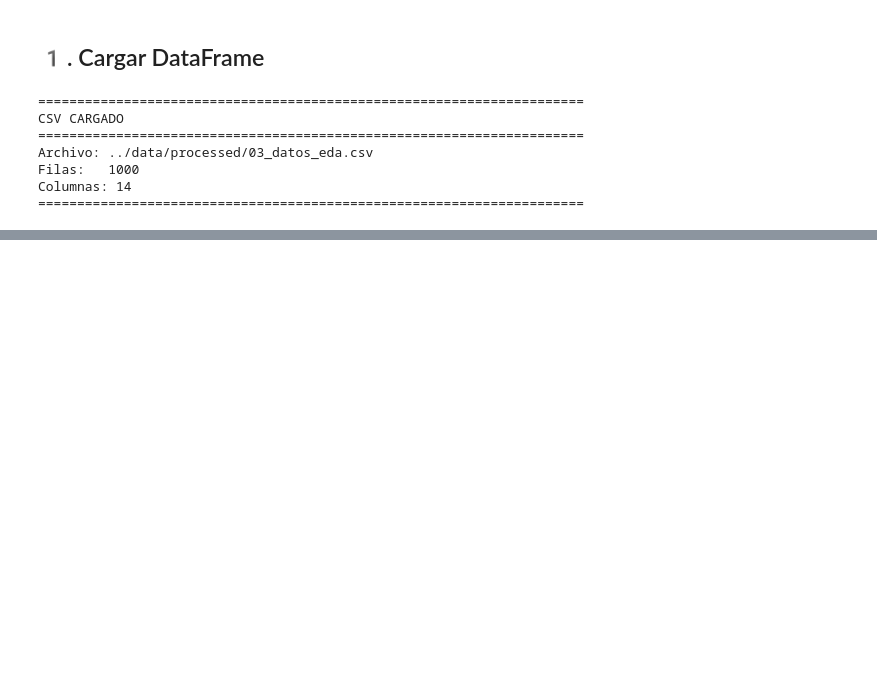
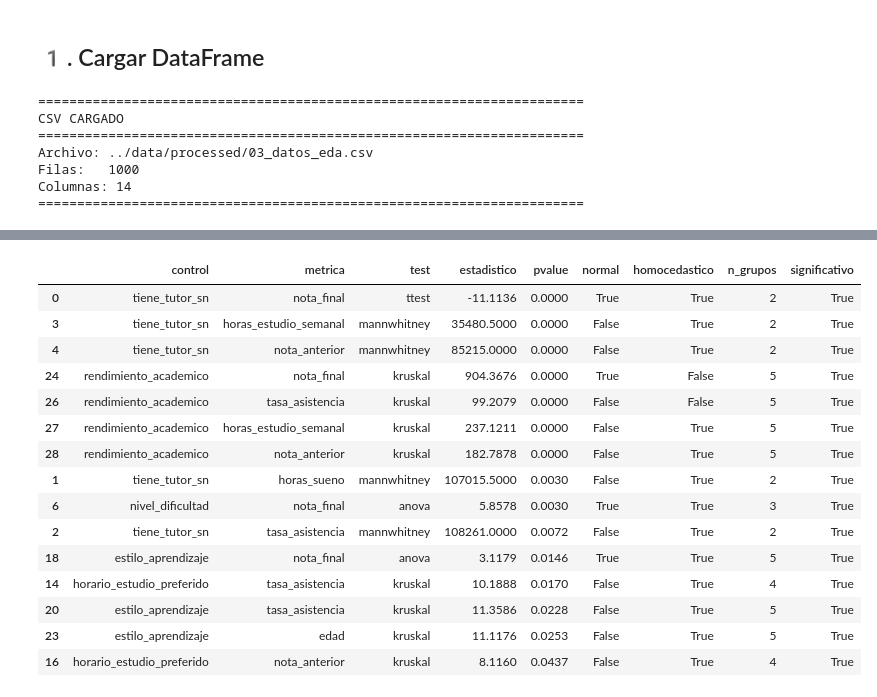
Before and after one commit to FM-Luque/5.DataProyect_Machine_Learning, a Jupyter notebook: notebooks/04_abtest.ipynb, the cells around one changed output, grey strips where cells are left out. Drawn from its saved outputs; the diff is of its cells as text; code cells hidden in the pictures; blank space fills up the shorter version.

```diff
--- a/notebooks/04_abtest.ipynb
+++ b/notebooks/04_abtest.ipynb
@@ -47,0 +471,23 @@ Columnas: 14
+# %%
+res.query(
+    'significativo == True'
+).sort_values(
+    'pvalue'
+)
+# %% [output]
+|  | control | metrica | test | estadistico | pvalue | normal | homocedastico | n_grupos | significativo |
+| 0 | tiene_tutor_sn | nota_final | ttest | -11.1136 | 0.0000 | True | True | 2 | True |
+| 3 | tiene_tutor_sn | horas_estudio_semanal | mannwhitney | 35480.5000 | 0.0000 | False | True | 2 | True |
+| 4 | tiene_tutor_sn | nota_anterior | mannwhitney | 85215.0000 | 0.0000 | False | True | 2 | True |
+| 24 | rendimiento_academico | nota_final | kruskal | 904.3676 | 0.0000 | True | False | 5 | True |
+| 26 | rendimiento_academico | tasa_asistencia | kruskal | 99.2079 | 0.0000 | False | False | 5 | True |
+| 27 | rendimiento_academico | horas_estudio_semanal | kruskal | 237.1211 | 0.0000 | False | True | 5 | True |
+| 28 | rendimiento_academico | nota_anterior | kruskal | 182.7878 | 0.0000 | False | True | 5 | True |
+| 1 | tiene_tutor_sn | horas_sueno | mannwhitney | 107015.5000 | 0.0030 | False | True | 2 | True |
+| 6 | nivel_dificultad | nota_final | anova | 5.8578 | 0.0030 | True | True | 3 | True |
+| 2 | tiene_tutor_sn | tasa_asistencia | mannwhitney | 108261.0000 | 0.0072 | False | True | 2 | True |
+| 18 | estilo_aprendizaje | nota_final | anova | 3.1179 | 0.0146 | True | True | 5 | True |
+| 14 | horario_estudio_preferido | tasa_asistencia | kruskal | 10.1888 | 0.0170 | False | True | 4 | True |
+| 20 | estilo_aprendizaje | tasa_asistencia | kruskal | 11.3586 | 0.0228 | False | True | 5 | True |
+| 23 | estilo_aprendizaje | edad | kruskal | 11.1176 | 0.0253 | False | True | 5 | True |
+| 16 | horario_estudio_preferido | nota_anterior | kruskal | 8.1160 | 0.0437 | False | True | 4 | True |
```
Also changed, not shown: parts of 62 cells of this notebook, 5 other files.
